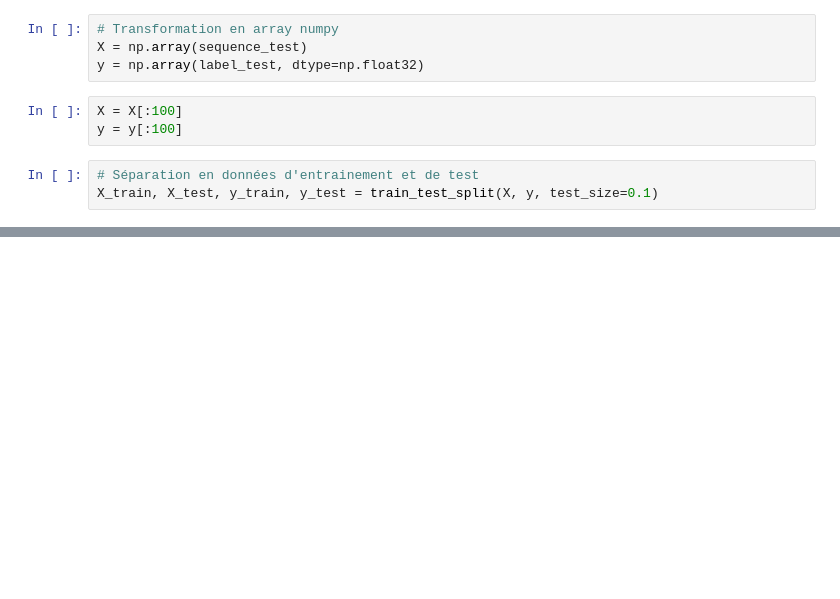
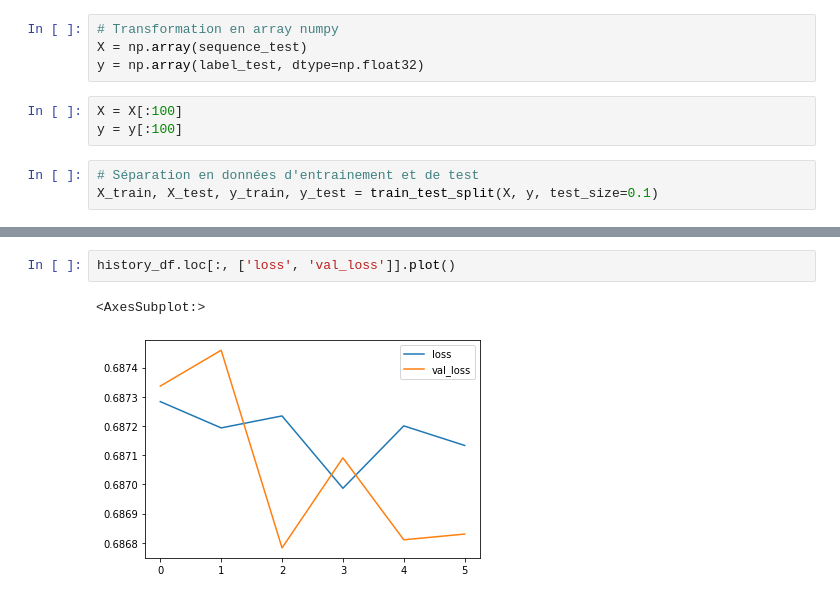
Before and after one commit to benmessao/PFE, a Jupyter notebook: source/deep learning/sequence_creation.ipynb, the cells around one changed output, grey strips where cells are left out. Cells and saved outputs as stored; diff of their text form; blank space fills up the shorter version.

```diff
--- a/source/deep learning/sequence_creation.ipynb
+++ b/source/deep learning/sequence_creation.ipynb
@@ -447,0 +436,5 @@ dense_21 (None, 20, None, 20, 128) float32
+# %%
+history_df.loc[:, ['loss', 'val_loss']].plot()
+# %% [output]
+<AxesSubplot:>
+[figure, added]
```
Also changed, not shown: parts of 49 cells of this notebook, 1 other file.
